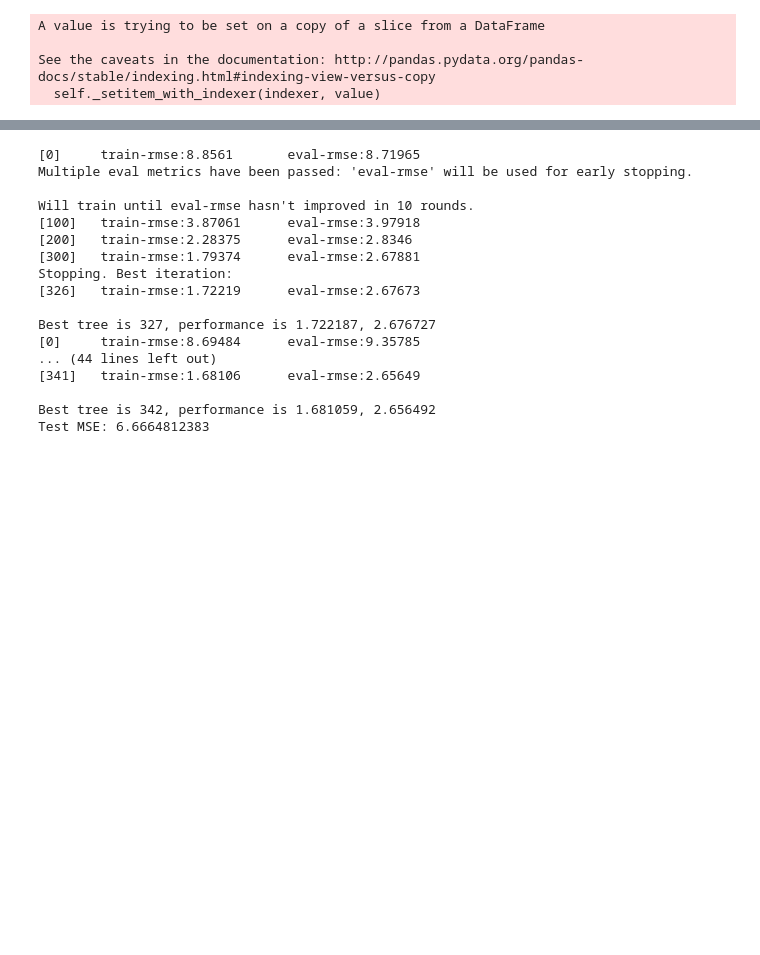
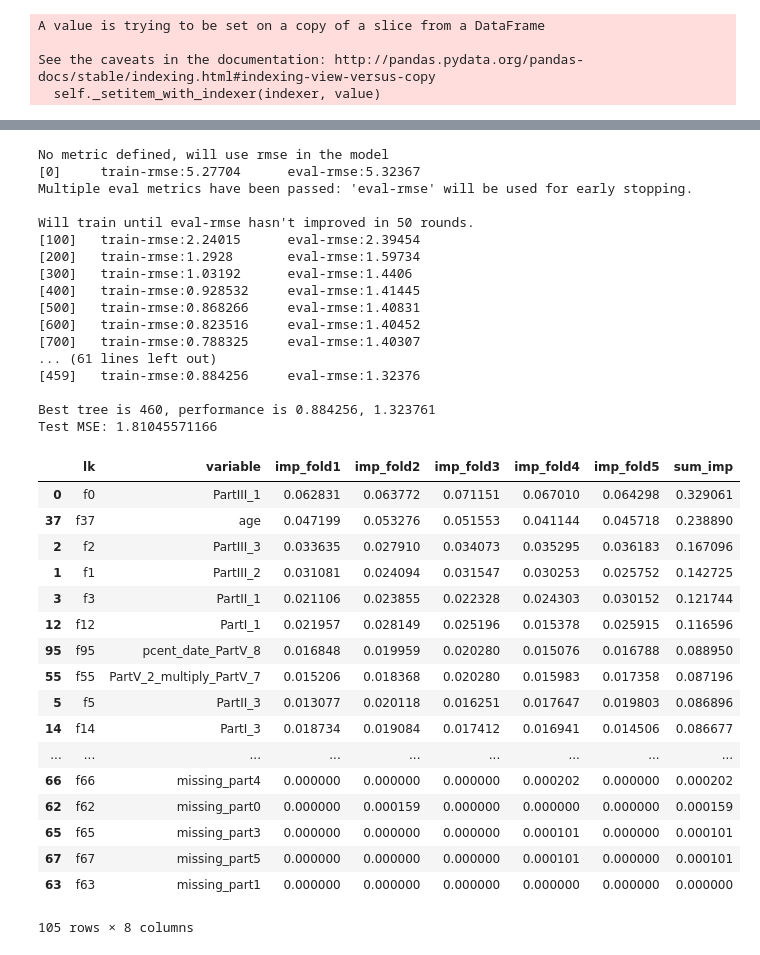
Before and after one commit to moneyml/DiabetesRisk, a Jupyter notebook: Code/Experiment/simple_model.ipynb, the cells around one changed output, grey strips where cells are left out. Cells and saved outputs as stored; diff of their text form; code cells hidden in the pictures; blank space fills up the shorter version.

```diff
--- a/Code/Experiment/simple_model.ipynb
+++ b/Code/Experiment/simple_model.ipynb
@@ -25,12 +25,17 @@ check_missing = ['PartI_1','PartII_1','PartIII_1','PartIV_1','PartV_1','PartVI_1
 dfTrain = dfTrain.loc[dfTrain['Y']<dfTrain['Y'].max()]
 dfTrain = dfTrain.reset_index(drop=True)
 
-dfTrain = dfTrain.loc[dfTrain['Y']>dfTrain['Y'].quantile(0.9)]
+#dfTrain = dfTrain.loc[dfTrain['Y']>dfTrain['Y'].quantile(0.9)]
 # %%
 def FeatAll(train,pred):
     dfAll = pd.concat([train,pred])
     dfAll = dfAll.reset_index(drop=True)
     dfAll['date'] = (pd.to_datetime(dfAll['date']) - parse('2017-10-09')).dt.days
+
+    ###尝试处理异常值
+    for var in predictors:
+        dfAll.loc[dfAll[var]>=dfAll[var].quantile(0.99)*3,var] = dfAll[var].quantile(0.99)*3
+        #dfAll.loc[dfAll[var]>=df[var].quantile(0.99)*1.5,var] = np.nan
 
     ###这个部分将每一列分箱，并且计算基于该列分类的其他列的百分比顺序，目前看来没啥用
     var_dict = {}
@@ -59,11 +64,22 @@ def FeatAll(train,pred):
 
     #for minus in
 
-    for ratio in [['PartI_6','PartI_5'],['PartI_7','PartI_5'],['PartII_3','PartII_2'],['PartII_4','PartII_2'],['PartV_2','PartV_1'],['PartII_1','PartII_2']]:
+    for plus in [['PartII_1','PartII_2'],['PartIII_1','PartIII_2','PartIII_3']]:
+        tmpVar =plus[0]
+        tmpValue = dfAll[plus[0]].values
+        for var in plus[1:]:
+            tmpVar = tmpVar +'_plus_' + var
+            tmpValue = tmpValue + dfAll[var].values
+        dfAll[tmpVar] = tmpValue
+
+    dfAll['PartI_9'] = dfAll['PartI_5']-dfAll['PartI_6']-dfAll['PartI_7']
+    dfAll['PartII_5'] = dfAll['PartII_2']-dfAll['PartII_3']-dfAll['PartII_4']
+
+    for ratio in [['PartII_1','PartII_2'],['PartI_6','PartI_5'],['PartI_7','PartI_5'],['PartII_3','PartII_2'],['PartII_4','PartII_2'],['PartV_2','PartV_1'],['PartII_1','PartII_2']]:
         dfAll[ratio[0]+'_divided_'+ratio[1]] = dfAll[ratio[0]]/dfAll[ratio[1]]
 
-    for multiply in [['PartV_1','PartV_9'],['PartV_1','PartV_10'],['PartV_1','PartV_11'],['PartV_1','PartV_12'],['PartV_1','PartV_13']]:
-        dfAll[multiply[0]+'_multiply_'+multiply[1]] = dfAll[multiply[0]]/dfAll[multiply[1]]
+    for multiply in [['PartI_1','PartI_5'],['PartI_2','PartI_5'],['PartI_3','PartI_5'],['PartI_4','PartI_5'],['PartVI_1','PartVI_2'],['PartV_2','PartV_5'],['PartV_2','PartV_7'],['PartV_1','PartV_9'],['PartV_1','PartV_10'],['PartV_1','PartV_11'],['PartV_1','PartV_12'],['PartV_1','PartV_13']]:
+        dfAll[multiply[0]+'_multiply_'+multiply[1]] = dfAll[multiply[0]]*dfAll[multiply[1]]
 
 
     ###看看missing 的情况
@@ -118,29 +122,53 @@ dfAll.to_csv('../../Cache/pcent_by_other.csv',index = False)'''
+# %%
+dfTrain =dfTrain.fillna(dfTrain.mean())
 # %%
 n_splits=5
-test_result,result,imp = mm.xgb_kfold(dfTrain,dfPred,predictors,n_splits)
+early_stop=50
+params = {'max_depth':5, 'eta':0.01, 'silent':0,'objective':'reg:linear','lambda':1,'subsample':0.8,'colsample_bytree':0.8}
+test_result,result,imp = mm.xgb_kfold(dfTrain,dfPred,predictors,n_splits,early_stop=early_stop,params=params)
 # %% [output]
-[0]     train-rmse:8.8561       eval-rmse:8.71965
+No metric defined, will use rmse in the model
+[0]     train-rmse:5.27704      eval-rmse:5.32367
 Multiple eval metrics have been passed: 'eval-rmse' will be used for early stopping.
 
-Will train until eval-rmse hasn't improved in 10 rounds.
-[100]   train-rmse:3.87061      eval-rmse:3.97918
-[200]   train-rmse:2.28375      eval-rmse:2.8346
-[300]   train-rmse:1.79374      eval-rmse:2.67881
-Stopping. Best iteration:
-[326]   train-rmse:1.72219      eval-rmse:2.67673
+Will train until eval-rmse hasn't improved in 50 rounds.
+[100]   train-rmse:2.24015      eval-rmse:2.39454
+[200]   train-rmse:1.2928       eval-rmse:1.59734
+[300]   train-rmse:1.03192      eval-rmse:1.4406
+[400]   train-rmse:0.928532     eval-rmse:1.41445
+[500]   train-rmse:0.868266     eval-rmse:1.40831
+[600]   train-rmse:0.823516     eval-rmse:1.40452
+[700]   train-rmse:0.788325     eval-rmse:1.40307
+... (61 lines left out)
+[459]   train-rmse:0.884256     eval-rmse:1.32376
 
-Best tree is 327, performance is 1.722187, 2.676727
-[0]     train-rmse:8.69484      eval-rmse:9.35785
-... (44 lines left out)
-[341]   train-rmse:1.68106      eval-rmse:2.65649
-
-Best tree is 342, performance is 1.681059, 2.656492
-Test MSE: 6.6664812383
+Best tree is 460, performance is 0.884256, 1.323761
+Test MSE: 1.81045571166
 # %%
 for i in range(1,n_splits+1):
     imp['imp_fold%d'%i] = imp['imp_fold%d'%i]/imp['imp_fold%d'%i].sum()
 imp['sum_imp'] = imp[['imp_fold%d'%i for i in range(1,n_splits+1)]].sum(axis=1)
 # %%
+
+tmpPredictor = imp.sort_values('sum_imp',ascending=False)['variable'].values.tolist()[0:45]
 imp.sort_values('sum_imp',ascending=False)
-tmpPredictor = imp.sort_values('sum_imp',ascending=False)['variable'].values.tolist()[0:40]
+# %% [output]
+|  | lk | variable | imp_fold1 | imp_fold2 | imp_fold3 | imp_fold4 | imp_fold5 | sum_imp |
+| 0 | f0 | PartIII_1 | 0.062831 | 0.063772 | 0.071151 | 0.067010 | 0.064298 | 0.329061 |
+| 37 | f37 | age | 0.047199 | 0.053276 | 0.051553 | 0.041144 | 0.045718 | 0.238890 |
+| 2 | f2 | PartIII_3 | 0.033635 | 0.027910 | 0.034073 | 0.035295 | 0.036183 | 0.167096 |
+| 1 | f1 | PartIII_2 | 0.031081 | 0.024094 | 0.031547 | 0.030253 | 0.025752 | 0.142725 |
+| 3 | f3 | PartII_1 | 0.021106 | 0.023855 | 0.022328 | 0.024303 | 0.030152 | 0.121744 |
+| 12 | f12 | PartI_1 | 0.021957 | 0.028149 | 0.025196 | 0.015378 | 0.025915 | 0.116596 |
+| 95 | f95 | pcent_date_PartV_8 | 0.016848 | 0.019959 | 0.020280 | 0.015076 | 0.016788 | 0.088950 |
+| 55 | f55 | PartV_2_multiply_PartV_7 | 0.015206 | 0.018368 | 0.020280 | 0.015983 | 0.017358 | 0.087196 |
+| 5 | f5 | PartII_3 | 0.013077 | 0.020118 | 0.016251 | 0.017647 | 0.019803 | 0.086896 |
+| 14 | f14 | PartI_3 | 0.018734 | 0.019084 | 0.017412 | 0.016941 | 0.014506 | 0.086677 |
+| ... | ... | ... | ... | ... | ... | ... | ... | ... |
+| 66 | f66 | missing_part4 | 0.000000 | 0.000000 | 0.000000 | 0.000202 | 0.000000 | 0.000202 |
+| 62 | f62 | missing_part0 | 0.000000 | 0.000159 | 0.000000 | 0.000000 | 0.000000 | 0.000159 |
+| 65 | f65 | missing_part3 | 0.000000 | 0.000000 | 0.000000 | 0.000101 | 0.000000 | 0.000101 |
+| 67 | f67 | missing_part5 | 0.000000 | 0.000000 | 0.000000 | 0.000101 | 0.000000 | 0.000101 |
+| 63 | f63 | missing_part1 | 0.000000 | 0.000000 | 0.000000 | 0.000000 | 0.000000 | 0.000000 |
+105 rows × 8 columns
 # %%
```
Also changed, not shown: parts of 7 cells of this notebook, 11 other files.
